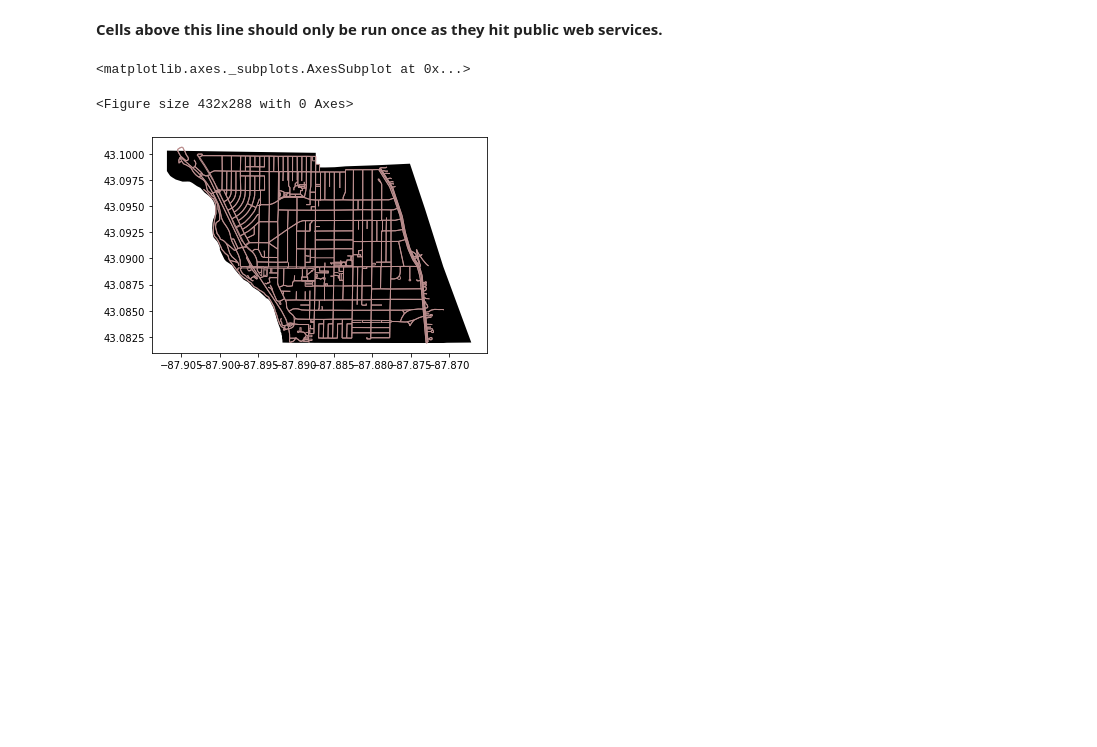
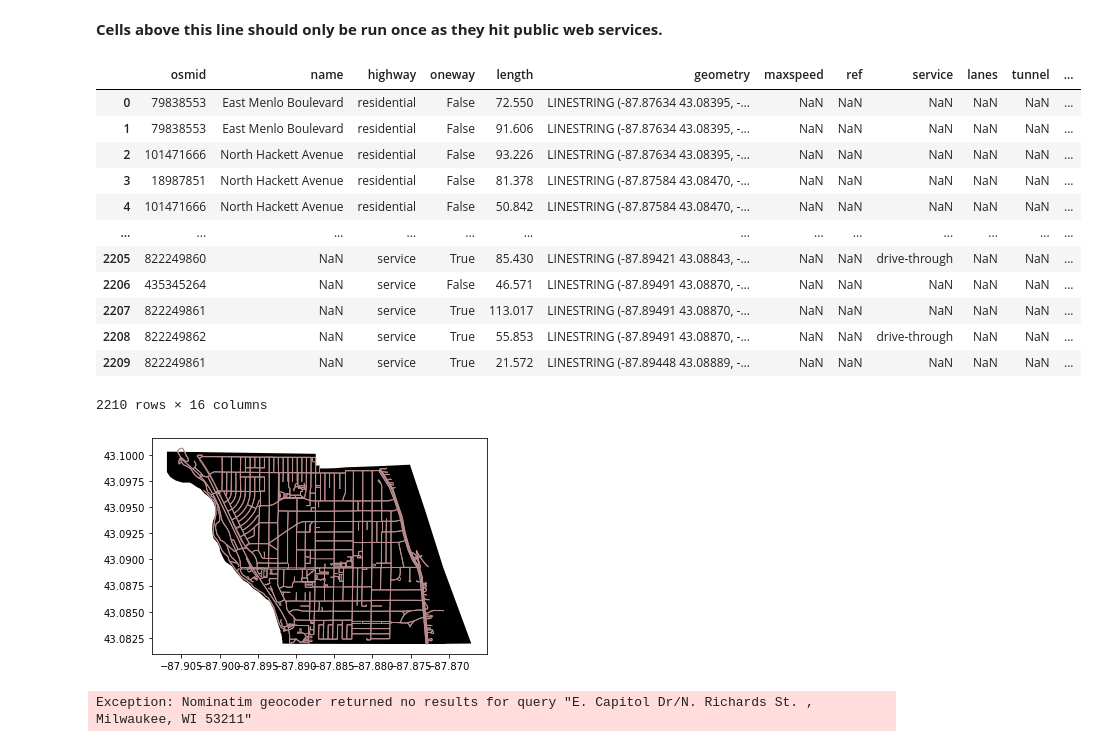
Before and after one commit to lorimbrius/traffic-stop-geo, a Jupyter notebook: SHPD_geoplot.ipynb, the cells around one changed output. Saved outputs shown, nothing was run; the diff lists cells and outputs as text; code cells hidden in the pictures; blank space fills up the shorter version.

Commit message:
Progress.
I have the geocoding working but some data hygiene is needed.
I need to call a different endpoint for XX00 D. Street addresses than
for D. Street/D. Avenue  (intersection) addresses.

```diff
--- a/SHPD_geoplot.ipynb
+++ b/SHPD_geoplot.ipynb
@@ -10,12 +10,22 @@ area = ox.gdf_from_place(place_name)
 # %% [markdown]
 **Cells above this line should only be run once as they hit public web services.**
 # %%
-plt.tight_layout()
 nodes, edges = ox.graph_to_gdfs(graph)
 fix, ax = plt.subplots()
 area.plot(ax=ax, facecolor="black")
 edges.plot(ax=ax, linewidth=1, edgecolor="#BC8F8F")
 # %% [output]
+|  | osmid | name | highway | oneway | length | geometry | maxspeed | ref | service | lanes | tunnel | ... |
+| 0 | 79838553 | East Menlo Boulevard | residential | False | 72.550 | LINESTRING (-87.87634 43.08395, -... | NaN | NaN | NaN | NaN | NaN | ... |
+| 1 | 79838553 | East Menlo Boulevard | residential | False | 91.606 | LINESTRING (-87.87634 43.08395, -... | NaN | NaN | NaN | NaN | NaN | ... |
+| 2 | 101471666 | North Hackett Avenue | residential | False | 93.226 | LINESTRING (-87.87634 43.08395, -... | NaN | NaN | NaN | NaN | NaN | ... |
+| 3 | 18987851 | North Hackett Avenue | residential | False | 81.378 | LINESTRING (-87.87584 43.08470, -... | NaN | NaN | NaN | NaN | NaN | ... |
+| 4 | 101471666 | North Hackett Avenue | residential | False | 50.842 | LINESTRING (-87.87584 43.08470, -... | NaN | NaN | NaN | NaN | NaN | ... |
+| ... | ... | ... | ... | ... | ... | ... | ... | ... | ... | ... | ... | ... |
+| 2205 | 822249860 | NaN | service | True | 85.430 | LINESTRING (-87.89421 43.08843, -... | NaN | NaN | drive-through | NaN | NaN | ... |
+| 2206 | 435345264 | NaN | service | False | 46.571 | LINESTRING (-87.89491 43.08870, -... | NaN | NaN | NaN | NaN | NaN | ... |
+| 2207 | 822249861 | NaN | service | True | 113.017 | LINESTRING (-87.89491 43.08870, -... | NaN | NaN | NaN | NaN | NaN | ... |
+| 2208 | 822249862 | NaN | service | True | 55.853 | LINESTRING (-87.89491 43.08870, -... | NaN | NaN | drive-through | NaN | NaN | ... |
+| 2209 | 822249861 | NaN | service | True | 21.572 | LINESTRING (-87.89448 43.08889, -... | NaN | NaN | NaN | NaN | NaN | ... |
-<matplotlib.axes._subplots.AxesSubplot at 0x...>
+2210 rows × 16 columns
-<Figure size 432x288 with 0 Axes>
 [figure]
@@ -21,0 +39,12 @@ edges.plot(ax=ax, linewidth=1, edgecolor="#BC8F8F")
+# %%
+traffic_stops = geopandas.read_file("Copy of Sept 2019 SHPD Traffic Stops.csv")
+lcns_list = traffic_stops['Location']
+stops = prepare_lcn_data(lcns_list)
+
+lcns_series = []
+for stop in stops:
+    lcns_series.append(ox.geocoder.geocode(stop))
+
+lcns_series
+# %% [output]
+Exception: Nominatim geocoder returned no results for query "E. Capitol Dr/N. Richards St. , Milwaukee, WI 53211"
```
Also changed, not shown: parts of 1 cell of this notebook, 3 other files.
